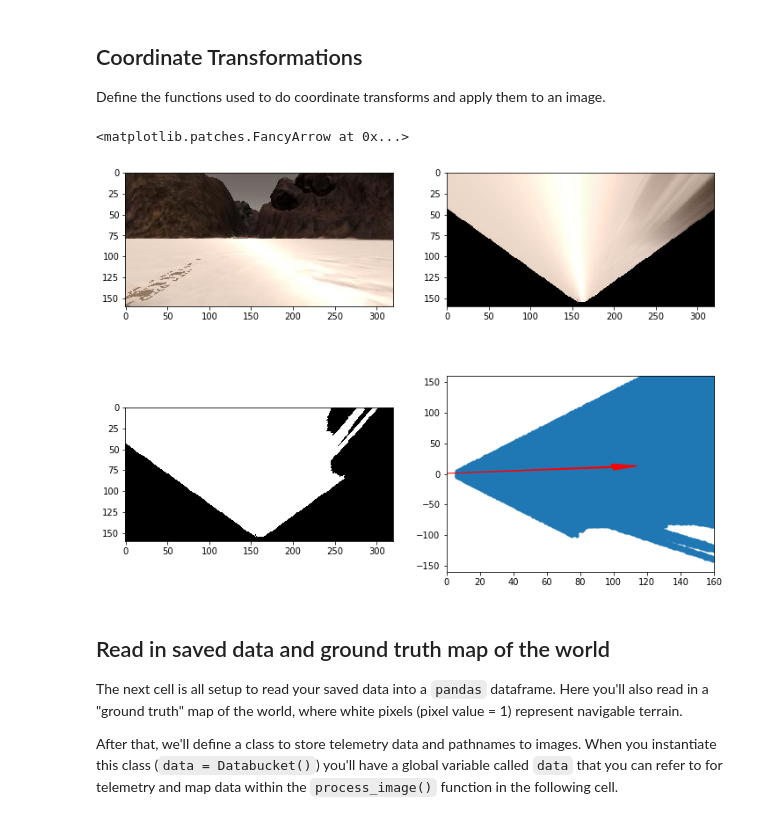
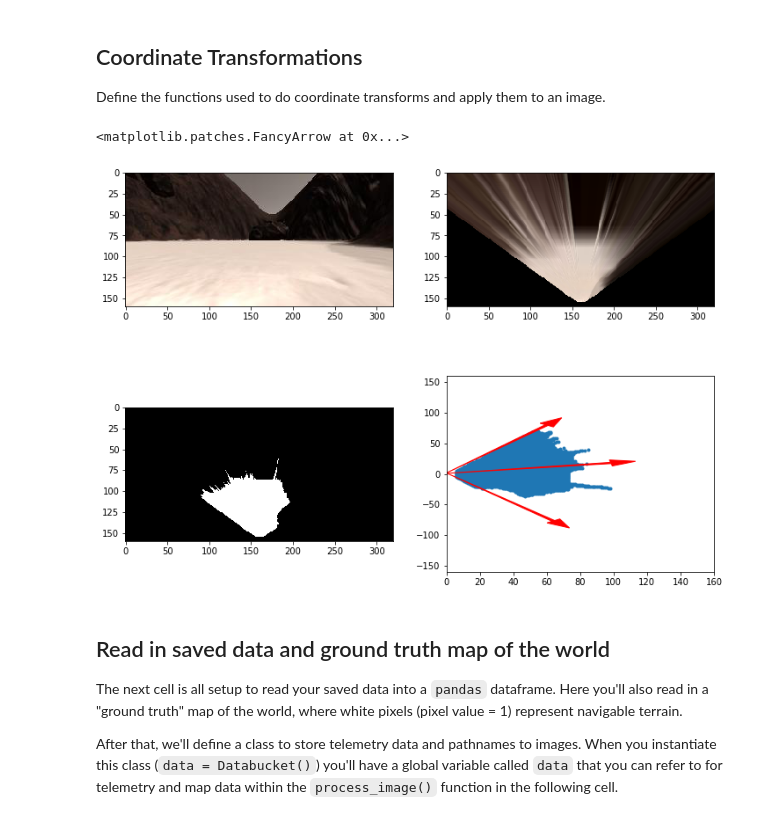
Before and after one commit to S2H-Mobile/RoboND-Rover-Project-Solution, a Jupyter notebook: code/Rover_Project_Test_Notebook.ipynb, the cells around one changed output. Cells and saved outputs as stored; diff of their text form; code cells hidden in the pictures.

```diff
--- a/code/Rover_Project_Test_Notebook.ipynb
+++ b/code/Rover_Project_Test_Notebook.ipynb
@@ -347,34 +347,43 @@ def pix_to_world(xpix, ypix, xpos, ypos, yaw, world_size, scale):
 
 # Grab another random image
 idx = np.random.randint(0, len(img_list)-1)
 image = mpimg.imread(img_list[idx])
 warped = perspect_transform(image, source, destination)
 threshed = color_thresh(warped)
 
 # Calculate pixel values in rover-centric coords and distance/angle to all pixels
+# Calculate min and max angles of navigable region
 xpix, ypix = rover_coords(threshed)
 dist, angles = to_polar_coords(xpix, ypix)
 mean_dir = np.mean(angles)
+min_dir = np.min(angles)
+max_dir = np.max(angles)
 
 # Do some plotting
 fig = plt.figure(figsize=(12,9))
 plt.subplot(221)
 plt.imshow(image)
 plt.subplot(222)
 plt.imshow(warped)
 plt.subplot(223)
 plt.imshow(threshed, cmap='gray')
 plt.subplot(224)
 plt.plot(xpix, ypix, '.')
 plt.ylim(-160, 160)
 plt.xlim(0, 160)
 arrow_length = 100
 x_arrow = arrow_length * np.cos(mean_dir)
 y_arrow = arrow_length * np.sin(mean_dir)
+x_min_arrow = arrow_length * np.cos(min_dir)
+y_min_arrow = arrow_length * np.sin(min_dir)
+x_max_arrow = arrow_length * np.cos(max_dir)
+y_max_arrow = arrow_length * np.sin(max_dir)
 plt.arrow(0, 0, x_arrow, y_arrow, color='red', zorder=2, head_width=10, width=2)
+plt.arrow(0, 0, x_min_arrow, y_min_arrow, color='red', zorder=2, head_width=10, width=2)
+plt.arrow(0, 0, x_max_arrow, y_max_arrow, color='red', zorder=2, head_width=10, width=2)
 # %% [output]
 <matplotlib.patches.FancyArrow at 0x...>
-[figure, old version]
+[figure, new version]
 # %% [markdown]
 ## Read in saved data and ground truth map of the world
 The next cell is all setup to read your saved data into a `pandas` dataframe.  Here you'll also read in a "ground truth" map of the world, where white pixels (pixel value = 1) represent navigable terrain.
```
Also changed, not shown: parts of 2 cells of this notebook, 4 other files.
